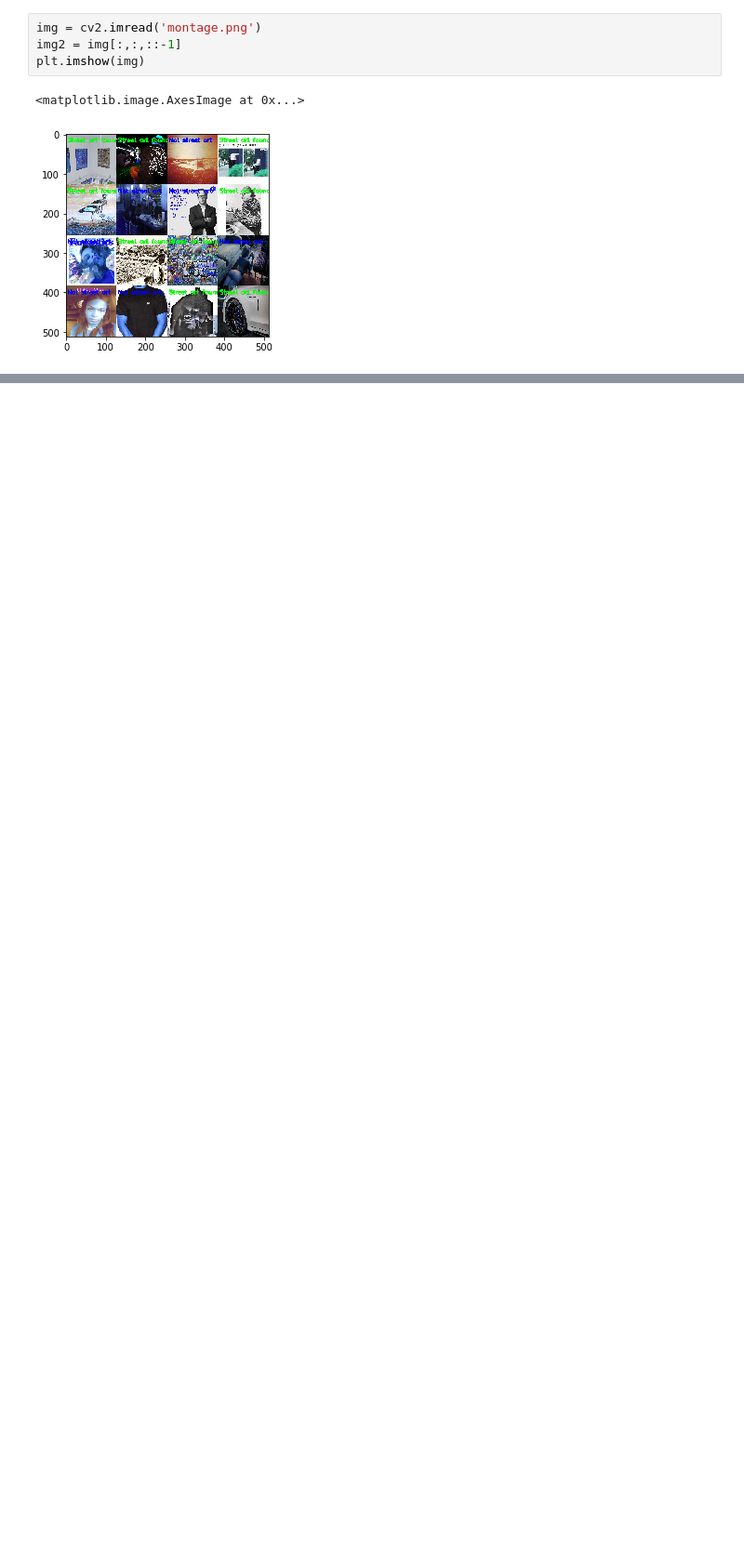
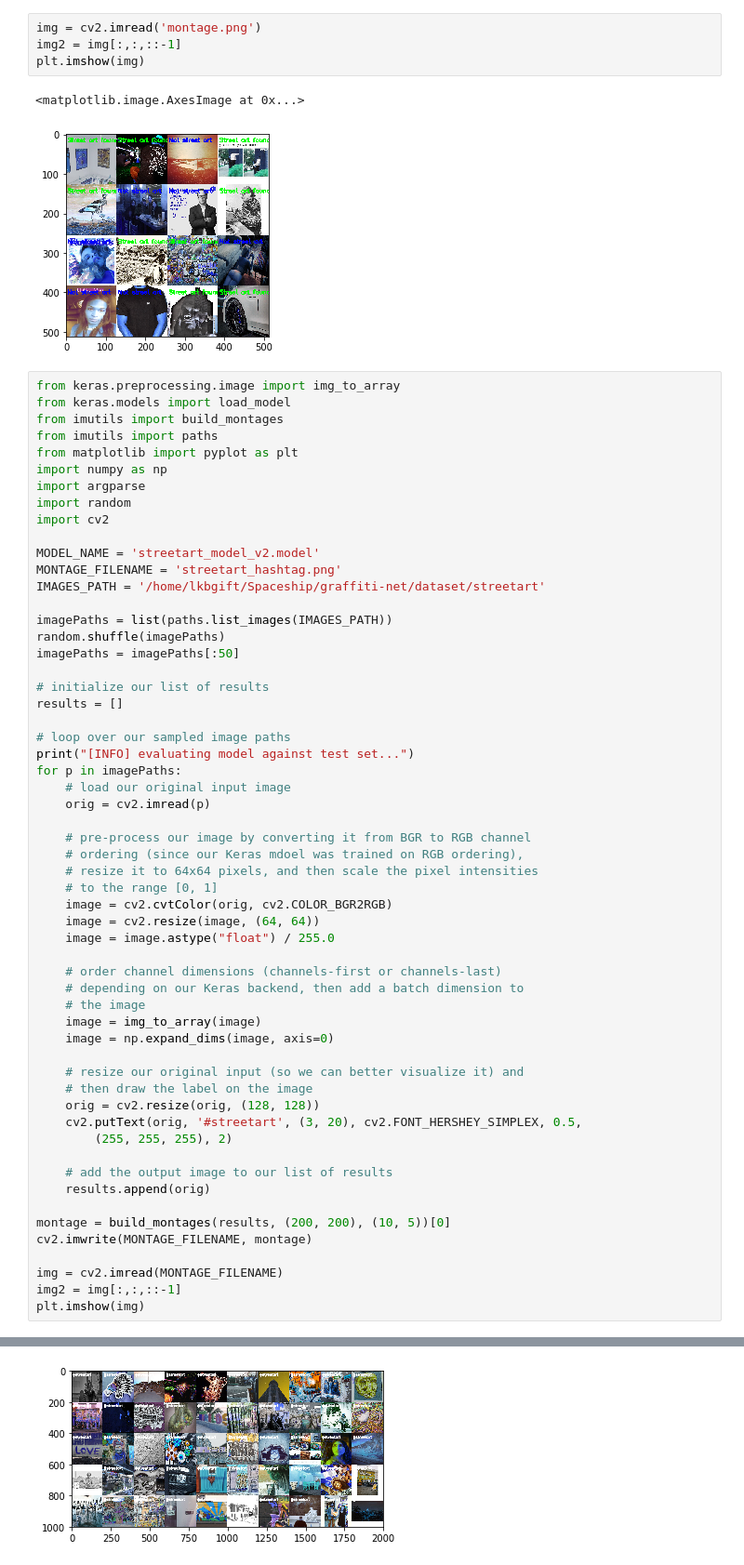
Before and after one commit to rememberlenny/streetart-notstreetart, a Jupyter notebook: Street Art Detector.ipynb, the cells around one changed output, grey strips where cells are left out. Shown at 93% size. Saved outputs shown, nothing was run; the diff lists cells and outputs as text; blank space fills up the shorter version.

Commit message:
Add hashtag gen

```diff
--- a/Street Art Detector.ipynb
+++ b/Street Art Detector.ipynb
@@ -275,3 +275,61 @@ plt.imshow(img)
 # %% [output]
 <matplotlib.image.AxesImage at 0x...>
 [figure]
+# %%
+from keras.preprocessing.image import img_to_array
+from keras.models import load_model
+from imutils import build_montages
+from imutils import paths
+from matplotlib import pyplot as plt
+import numpy as np
+import argparse
+import random
+import cv2
+
+MODEL_NAME = 'streetart_model_v2.model'
+MONTAGE_FILENAME = 'streetart_hashtag.png'
+IMAGES_PATH = '/home/lkbgift/Spaceship/graffiti-net/dataset/streetart'
+
+imagePaths = list(paths.list_images(IMAGES_PATH))
+random.shuffle(imagePaths)
+imagePaths = imagePaths[:50]
+
+# initialize our list of results
+results = []
+
+# loop over our sampled image paths
+print("[INFO] evaluating model against test set...")
+for p in imagePaths:
+	# load our original input image
+	orig = cv2.imread(p)
+
+	# pre-process our image by converting it from BGR to RGB channel
+	# ordering (since our Keras mdoel was trained on RGB ordering),
+	# resize it to 64x64 pixels, and then scale the pixel intensities
+	# to the range [0, 1]
+	image = cv2.cvtColor(orig, cv2.COLOR_BGR2RGB)
+	image = cv2.resize(image, (64, 64))
+	image = image.astype("float") / 255.0
+
+	# order channel dimensions (channels-first or channels-last)
+	# depending on our Keras backend, then add a batch dimension to
+	# the image
+	image = img_to_array(image)
+	image = np.expand_dims(image, axis=0)
+
+	# resize our original input (so we can better visualize it) and
+	# then draw the label on the image
+	orig = cv2.resize(orig, (128, 128))
+	cv2.putText(orig, '#streetart', (3, 20), cv2.FONT_HERSHEY_SIMPLEX, 0.5,
+		(255, 255, 255), 2)
+
+	# add the output image to our list of results
+	results.append(orig)
+
+montage = build_montages(results, (200, 200), (10, 5))[0]
+cv2.imwrite(MONTAGE_FILENAME, montage)
+
+img = cv2.imread(MONTAGE_FILENAME)
+img2 = img[:,:,::-1]
+plt.imshow(img)
+# %% [output]
@@ -277,0 +338 @@ plt.imshow(img)
+[figure, added]
```
Also changed, not shown: parts of 2 cells of this notebook.
